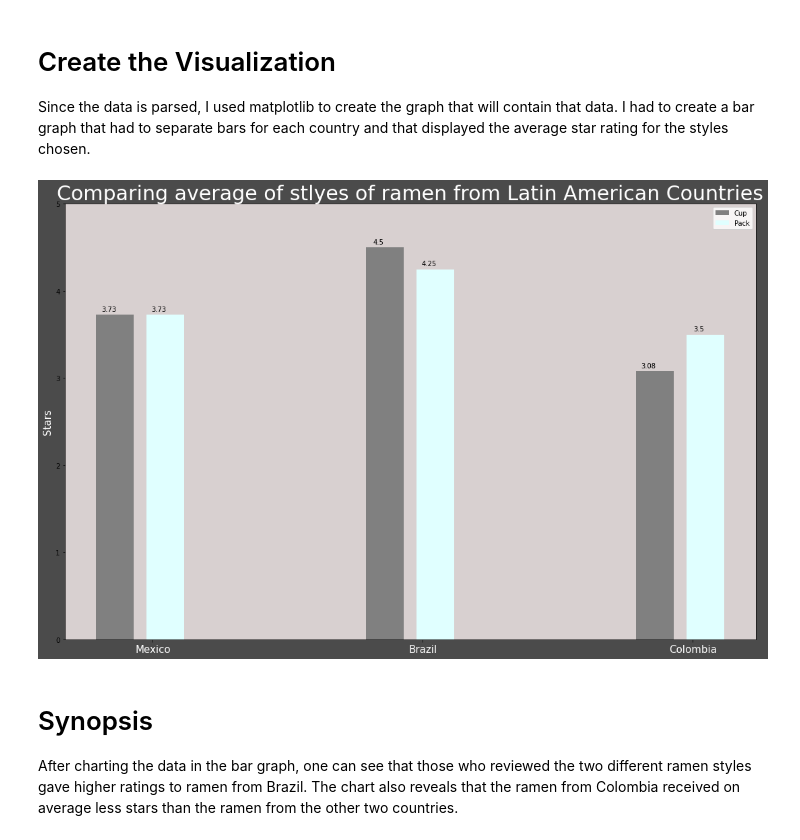
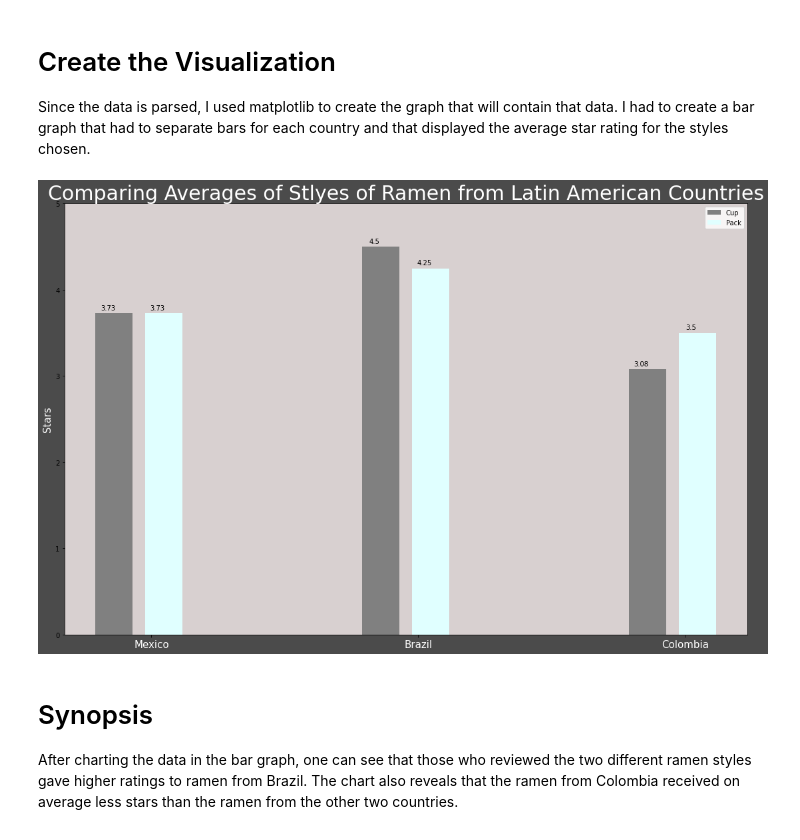
Before and after one commit to vcervera/Ramen_Project, a Jupyter notebook: Ramen_Project.ipynb, the cells around one changed output. Drawn from its saved outputs; the diff is of its cells as text; code cells hidden in the pictures.

```diff
--- a/Ramen_Project.ipynb
+++ b/Ramen_Project.ipynb
@@ -79,7 +77,7 @@ pack_average = [round(x, 2) for x in pack_average]
 
 Since the data is parsed, I used matplotlib to create the graph that will contain that data. I had to create a bar graph that had to separate bars for each country and that displayed the average star rating for the styles chosen.
 # %%
-# This is
+# These are the labels for the graph
 labels = ['Mexico', 'Brazil','Colombia']
 
 x = np.arange(len(labels))  # the label locations
@@ -92,35 +90,35 @@ rects1 = ax.bar(x - width/1,cup_average, width, label='Cup',color='grey')
 rects2 = ax.bar(x + width/3, pack_average, width, label='Pack',color='lightcyan')
 
 # text for labels, title and custom x-axis tick labels, etc.
 ax.set_ylabel('Stars', color='1',fontsize=15)
-ax.set_title('Comparing average of stlyes of ramen from Latin American Countries', fontsize=30, color='1')
+ax.set_title('Comparing Averages of Stlyes of Ramen from Latin American Countries', fontsize=30, color='1')
 ax.set_xticks(x)
 ax.set_xticklabels(labels, color='1',fontsize=15)
 ax.set_facecolor('#d8d0d0')
 ax.legend()
 
 
 
 # Places the values of the bars
 def autolabel(rects):
     """Attach a text label above each bar in *rects*, displaying its height."""
     for rect in rects:
         height = rect.get_height()
         ax.annotate('{}'.format(height),
                     xy=(rect.get_x() + rect.get_width() / 3, height),
                     xytext=(0, 3),  # 3 points vertical offset
                     textcoords="offset points",
                     ha='center', va='bottom')
 
 autolabel(rects1)
 autolabel(rects2)
 
 
 fig.tight_layout()
 plt.ylim([0, 5])
 plt.show()
 # %% [output]
-[figure, old version]
+[figure, new version]
 # %% [markdown]
 # Synopsis
 
```
Also changed, not shown: parts of 1 cell of this notebook.
